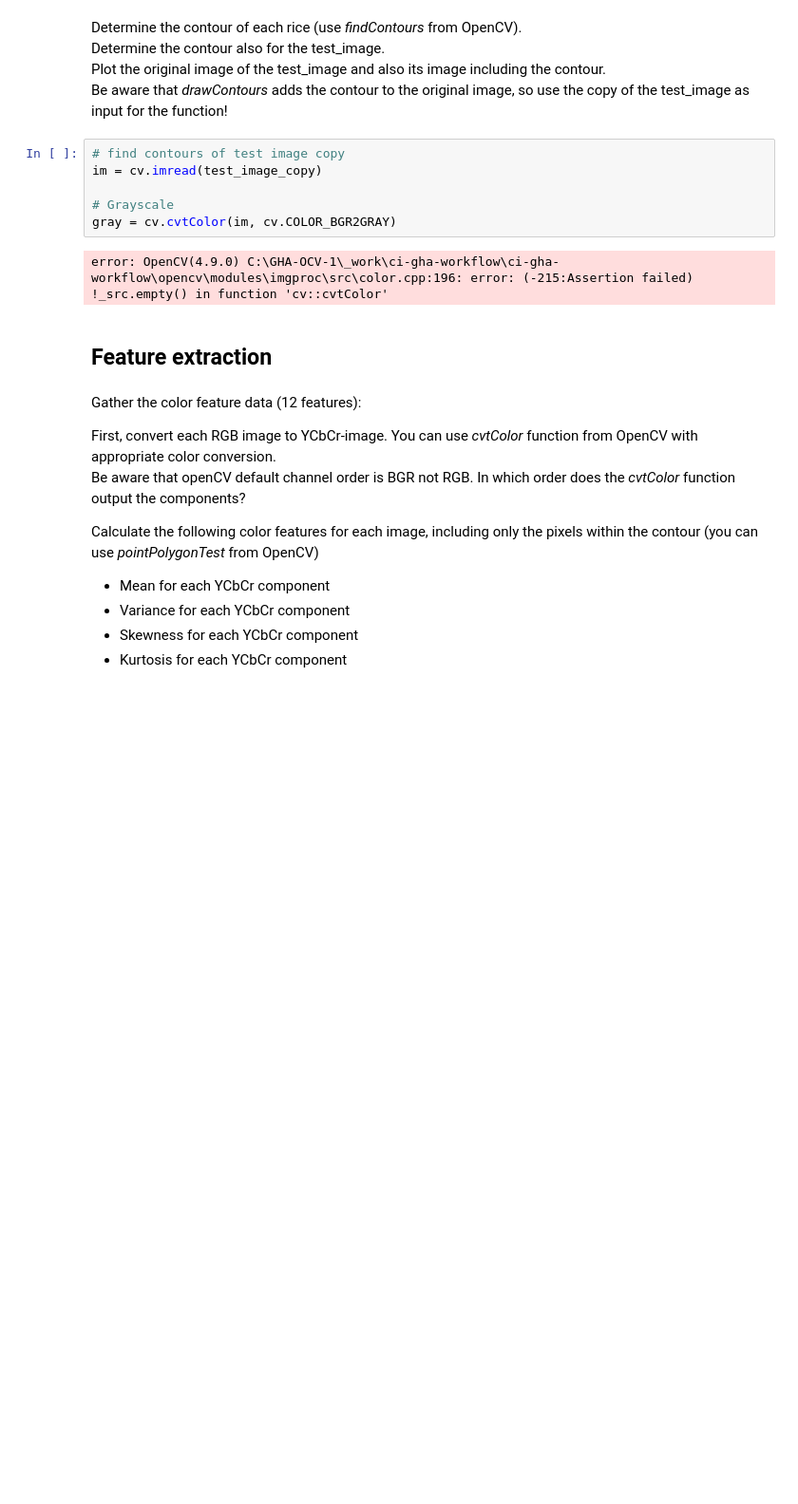
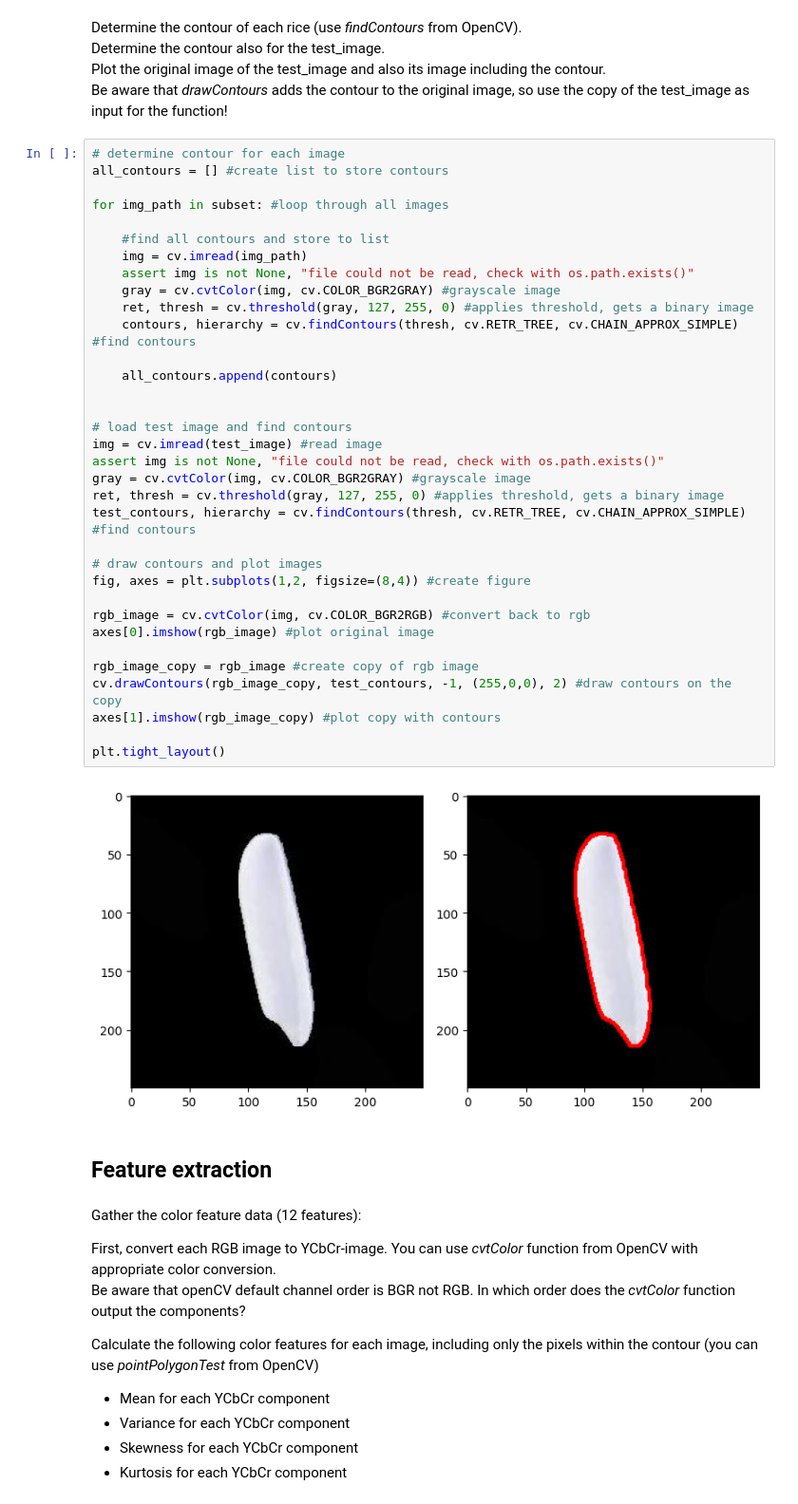
Before and after one commit to konstanyman/Exercise_p1, a Jupyter notebook: notebooks/Exercise_MLPR2024_part1_template.ipynb, the cells around one changed output. Shown at 95% size. Saved outputs shown, nothing was run; the diff lists cells and outputs as text; blank space fills up the shorter version.

```diff
--- a/notebooks/Exercise_MLPR2024_part1_template.ipynb
+++ b/notebooks/Exercise_MLPR2024_part1_template.ipynb
@@ -76,13 +76,41 @@ Determine the contour also for the test_image. <br>
 Plot the original image of the test_image and also its image including the contour. <br>
 Be aware that *drawContours* adds the contour to the original image, so use the copy of the test_image as input for the function!
 # %%
-# find contours of test image copy
-im = cv.imread(test_image_copy)
+# determine contour for each image
+all_contours = [] #create list to store contours
 
-# Grayscale
-gray = cv.cvtColor(im, cv.COLOR_BGR2GRAY)
+for img_path in subset: #loop through all images
+
+    #find all contours and store to list
+    img = cv.imread(img_path)
+    assert img is not None, "file could not be read, check with os.path.exists()"
+    gray = cv.cvtColor(img, cv.COLOR_BGR2GRAY) #grayscale image
+    ret, thresh = cv.threshold(gray, 127, 255, 0) #applies threshold, gets a binary image
+    contours, hierarchy = cv.findContours(thresh, cv.RETR_TREE, cv.CHAIN_APPROX_SIMPLE) #find contours
+
+    all_contours.append(contours)
+
+
+# load test image and find contours
+img = cv.imread(test_image) #read image
+assert img is not None, "file could not be read, check with os.path.exists()"
+gray = cv.cvtColor(img, cv.COLOR_BGR2GRAY) #grayscale image
+ret, thresh = cv.threshold(gray, 127, 255, 0) #applies threshold, gets a binary image
+test_contours, hierarchy = cv.findContours(thresh, cv.RETR_TREE, cv.CHAIN_APPROX_SIMPLE) #find contours
+
+# draw contours and plot images
+fig, axes = plt.subplots(1,2, figsize=(8,4)) #create figure
+
+rgb_image = cv.cvtColor(img, cv.COLOR_BGR2RGB) #convert back to rgb
+axes[0].imshow(rgb_image) #plot original image
+
+rgb_image_copy = rgb_image #create copy of rgb image
+cv.drawContours(rgb_image_copy, test_contours, -1, (255,0,0), 2) #draw contours on the copy
+axes[1].imshow(rgb_image_copy) #plot copy with contours
+
+plt.tight_layout()
 # %% [output]
-error: OpenCV(4.9.0) C:\GHA-OCV-1\_work\ci-gha-workflow\ci-gha-workflow\opencv\modules\imgproc\src\color.cpp:196: error: (-215:Assertion failed) !_src.empty() in function 'cv::cvtColor'
+[figure, added]
 # %% [markdown]
 ## Feature extraction
 # %% [markdown]
```
Also changed, not shown: parts of 5 cells of this notebook.
